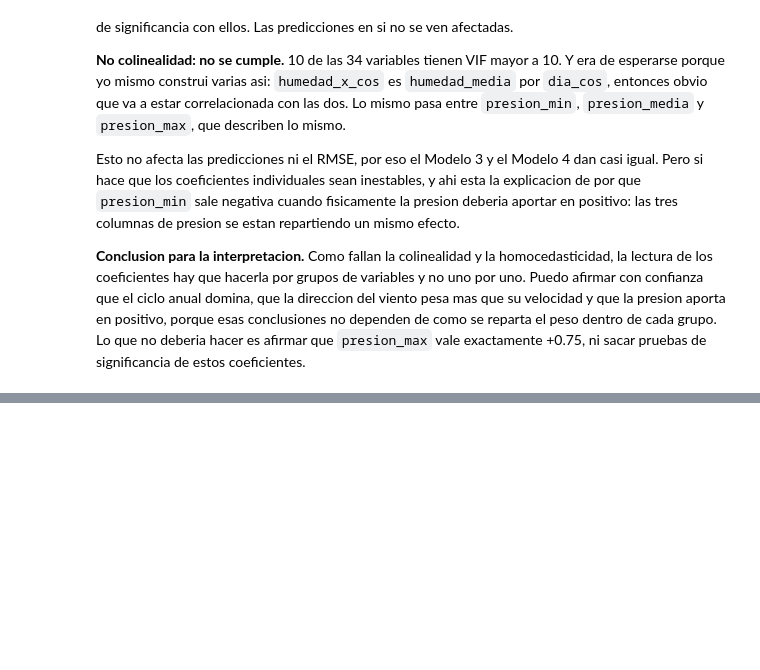
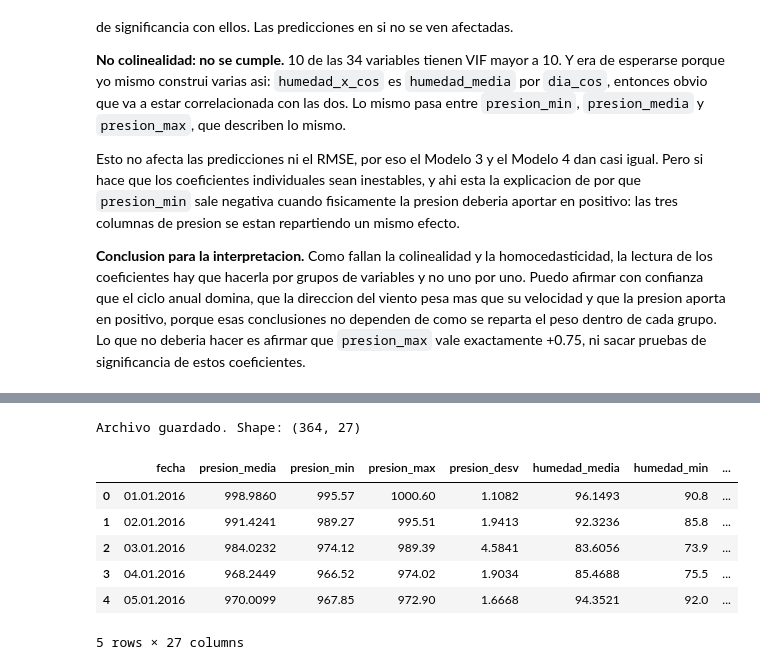
Before and after one commit to JuanSe8190/Laboratorio1-Aprendizaje-de-m-quina, a Jupyter notebook: ActividadesLab1.ipynb, the cells around one changed output, grey strips where cells are left out. Cells and saved outputs as stored; diff of their text form; code cells hidden in the pictures; blank space fills up the shorter version.

```diff
--- a/ActividadesLab1.ipynb
+++ b/ActividadesLab1.ipynb
@@ -1302,0 +1367,17 @@ pruebas de significancia de estos coeficientes.
+# %%
+# Usamos el archivo de test original como base y le agregamos la columna con las predicciones
+test_con_prediccion = test.copy()
+test_con_prediccion['temp_max_manana'] = predicciones.round(2)
+
+test_con_prediccion.to_csv("L1/data/Datos_Test_Lab_1_predicciones.csv", index=False)
+print("Archivo guardado. Shape:", test_con_prediccion.shape)
+test_con_prediccion.head()
+# %% [output]
+Archivo guardado. Shape: (364, 27)
+|  | fecha | presion_media | presion_min | presion_max | presion_desv | humedad_media | humedad_min | ... |
+| 0 | 01.01.2016 | 998.9860 | 995.57 | 1000.60 | 1.1082 | 96.1493 | 90.8 | ... |
+| 1 | 02.01.2016 | 991.4241 | 989.27 | 995.51 | 1.9413 | 92.3236 | 85.8 | ... |
+| 2 | 03.01.2016 | 984.0232 | 974.12 | 989.39 | 4.5841 | 83.6056 | 73.9 | ... |
+| 3 | 04.01.2016 | 968.2449 | 966.52 | 974.02 | 1.9034 | 85.4688 | 75.5 | ... |
+| 4 | 05.01.2016 | 970.0099 | 967.85 | 972.90 | 1.6668 | 94.3521 | 92.0 | ... |
+5 rows × 27 columns
```
Also changed, not shown: parts of 8 cells of this notebook, 1 other file.
